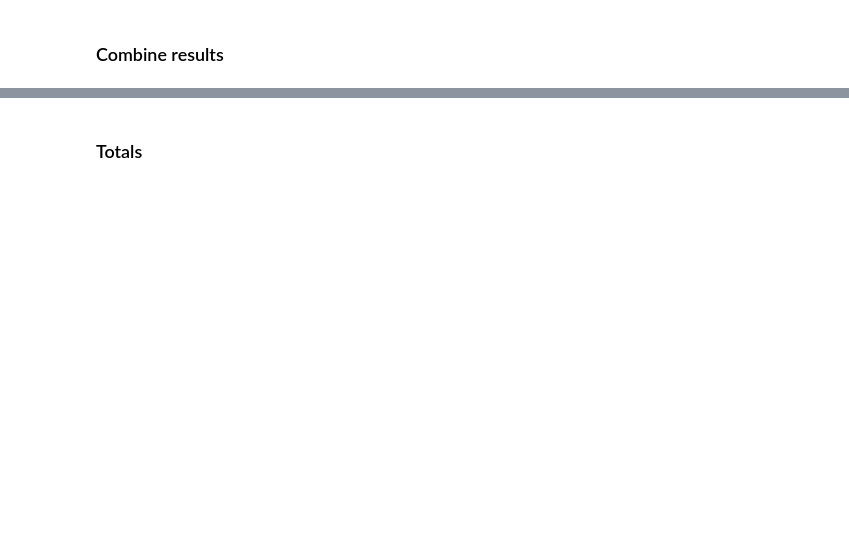
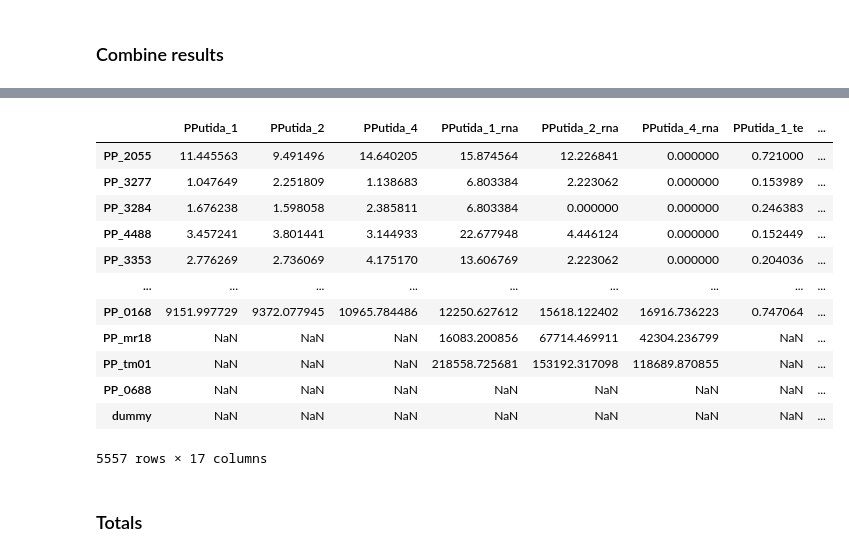
Before and after one commit to jdtibochab/pputidame, a Jupyter notebook: 4.OmicsAllocation.ipynb, the cells around one changed output, grey strips where cells are left out. Saved outputs shown, nothing was run; the diff lists cells and outputs as text; code cells hidden in the pictures; blank space fills up the shorter version.

```diff
--- a/4.OmicsAllocation.ipynb
+++ b/4.OmicsAllocation.ipynb
@@ -91,3 +112,19 @@ ResultsAnnotated.head()
+# %%
+ResultsAnnotated.sort_values("PPutida_4_rna")
+# %% [output]
+|  | PPutida_1 | PPutida_2 | PPutida_4 | PPutida_1_rna | PPutida_2_rna | PPutida_4_rna | PPutida_1_te | ... |
+| PP_2055 | 11.445563 | 9.491496 | 14.640205 | 15.874564 | 12.226841 | 0.000000 | 0.721000 | ... |
+| PP_3277 | 1.047649 | 2.251809 | 1.138683 | 6.803384 | 2.223062 | 0.000000 | 0.153989 | ... |
+| PP_3284 | 1.676238 | 1.598058 | 2.385811 | 6.803384 | 0.000000 | 0.000000 | 0.246383 | ... |
+| PP_4488 | 3.457241 | 3.801441 | 3.144933 | 22.677948 | 4.446124 | 0.000000 | 0.152449 | ... |
+| PP_3353 | 2.776269 | 2.736069 | 4.175170 | 13.606769 | 2.223062 | 0.000000 | 0.204036 | ... |
+| ... | ... | ... | ... | ... | ... | ... | ... | ... |
+| PP_0168 | 9151.997729 | 9372.077945 | 10965.784486 | 12250.627612 | 15618.122402 | 16916.736223 | 0.747064 | ... |
+| PP_mr18 | NaN | NaN | NaN | 16083.200856 | 67714.469911 | 42304.236799 | NaN | ... |
+| PP_tm01 | NaN | NaN | NaN | 218558.725681 | 153192.317098 | 118689.870855 | NaN | ... |
+| PP_0688 | NaN | NaN | NaN | NaN | NaN | NaN | NaN | ... |
+| dummy | NaN | NaN | NaN | NaN | NaN | NaN | NaN | ... |
+5557 rows × 17 columns
 # %%
 ResultsGrouped = ResultsAnnotated[all_samples+["subsystem"]].groupby("subsystem").sum()
 # %% [markdown]
```
Also changed, not shown: parts of 9 cells of this notebook, 45 other files.
